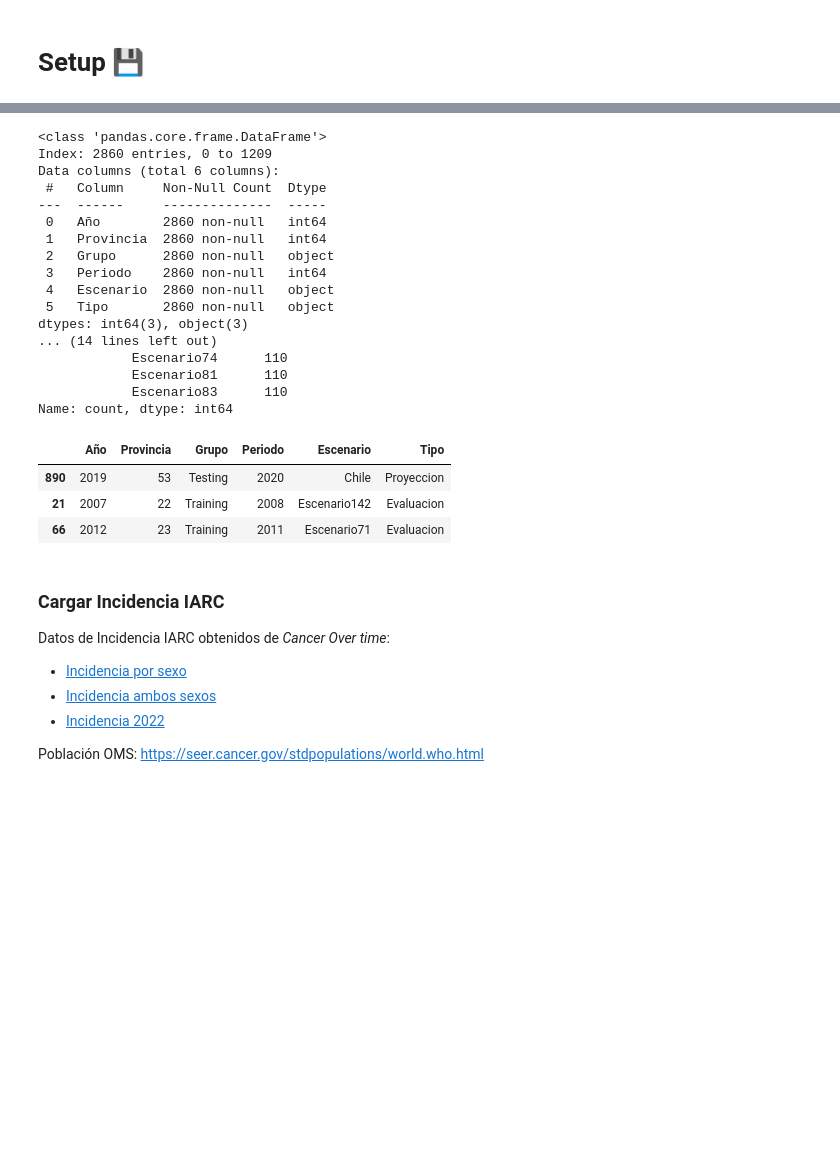
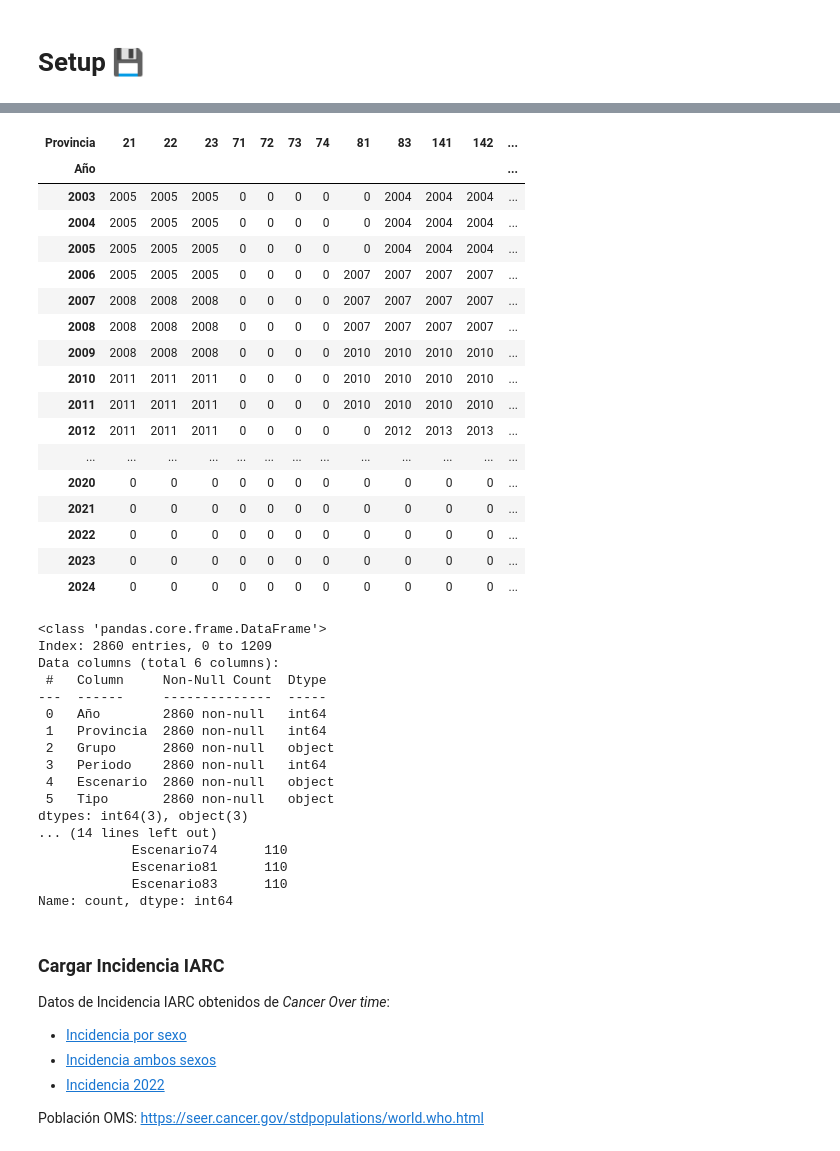
Before and after one commit to rlagosb/GastricCancerIncidence, a Jupyter notebook: 2_Methods_Evaluation.ipynb, the cells around one changed output, grey strips where cells are left out. Drawn from its saved outputs; the diff is of its cells as text; code cells hidden in the pictures; blank space fills up the shorter version.

```diff
--- a/2_Methods_Evaluation.ipynb
+++ b/2_Methods_Evaluation.ipynb
@@ -65,17 +65,39 @@ None
 # %%
 # Escenarios = conjuntos de training y testing
 escenarios_xl = pd.read_excel(path_data + 'Parametros_estimaciones.xlsx', sheet_name='Escenarios')
 
 # Agrupación de años en periodos
 periodos_xl = pd.read_excel(path_data + 'Parametros_estimaciones.xlsx', sheet_name='Periodos RPC', header=1)
 
 def cargar_periodos_rpc(df):
   df = (df.rename(columns={'ID':'Año'}).
         melt(id_vars='Año', value_name='Periodo', var_name='Provincia').
         dropna(subset='Periodo'))
   for col in df.columns: df[col] = df[col].astype(int)
   return df
+
 periodos = cargar_periodos_rpc(periodos_xl)
+# Mostrar periodos (Provincia 1000 es para estimaciones nacionales, el resto para calibración)
+periodos.pivot(index='Año', columns='Provincia', values='Periodo').astype('Int64').fillna(0)
+# %% [output]
+| Provincia | 21 | 22 | 23 | 71 | 72 | 73 | 74 | 81 | 83 | 141 | 142 | ... |
+| Año |  |  |  |  |  |  |  |  |  |  |  | ... |
+| 2003 | 2005 | 2005 | 2005 | 0 | 0 | 0 | 0 | 0 | 2004 | 2004 | 2004 | ... |
+| 2004 | 2005 | 2005 | 2005 | 0 | 0 | 0 | 0 | 0 | 2004 | 2004 | 2004 | ... |
+| 2005 | 2005 | 2005 | 2005 | 0 | 0 | 0 | 0 | 0 | 2004 | 2004 | 2004 | ... |
+| 2006 | 2005 | 2005 | 2005 | 0 | 0 | 0 | 0 | 2007 | 2007 | 2007 | 2007 | ... |
+| 2007 | 2008 | 2008 | 2008 | 0 | 0 | 0 | 0 | 2007 | 2007 | 2007 | 2007 | ... |
+| 2008 | 2008 | 2008 | 2008 | 0 | 0 | 0 | 0 | 2007 | 2007 | 2007 | 2007 | ... |
+| 2009 | 2008 | 2008 | 2008 | 0 | 0 | 0 | 0 | 2010 | 2010 | 2010 | 2010 | ... |
+| 2010 | 2011 | 2011 | 2011 | 0 | 0 | 0 | 0 | 2010 | 2010 | 2010 | 2010 | ... |
+| 2011 | 2011 | 2011 | 2011 | 0 | 0 | 0 | 0 | 2010 | 2010 | 2010 | 2010 | ... |
+| 2012 | 2011 | 2011 | 2011 | 0 | 0 | 0 | 0 | 0 | 2012 | 2013 | 2013 | ... |
+| ... | ... | ... | ... | ... | ... | ... | ... | ... | ... | ... | ... | ... |
+| 2020 | 0 | 0 | 0 | 0 | 0 | 0 | 0 | 0 | 0 | 0 | 0 | ... |
+| 2021 | 0 | 0 | 0 | 0 | 0 | 0 | 0 | 0 | 0 | 0 | 0 | ... |
+| 2022 | 0 | 0 | 0 | 0 | 0 | 0 | 0 | 0 | 0 | 0 | 0 | ... |
+| 2023 | 0 | 0 | 0 | 0 | 0 | 0 | 0 | 0 | 0 | 0 | 0 | ... |
+| 2024 | 0 | 0 | 0 | 0 | 0 | 0 | 0 | 0 | 0 | 0 | 0 | ... |
 # %%
 ## Cargar escenarios de training/testing para la cross-validation
 
@@ -125,7 +147,6 @@ def cargar_escenarios(xls_escenarios):
 escenarios = cargar_escenarios(escenarios_xl)
 print(escenarios.info())
 print(escenarios[['Tipo','Escenario']].value_counts())
-escenarios.sample(3)
 # %% [output]
 <class 'pandas.core.frame.DataFrame'>
 Index: 2860 entries, 0 to 1209
@@ -144,10 +165,6 @@ dtypes: int64(3), object(3)
             Escenario81      110
             Escenario83      110
 Name: count, dtype: int64
-|  | Año | Provincia | Grupo | Periodo | Escenario | Tipo |
-| 890 | 2019 | 53 | Testing | 2020 | Chile | Proyeccion |
-| 21 | 2007 | 22 | Training | 2008 | Escenario142 | Evaluacion |
-| 66 | 2012 | 23 | Training | 2011 | Escenario71 | Evaluacion |
 # %% [markdown]
 ### Cargar Incidencia IARC
 Datos de Incidencia IARC obtenidos de *Cancer Over time*:
```
Also changed, not shown: parts of 12 cells of this notebook.
